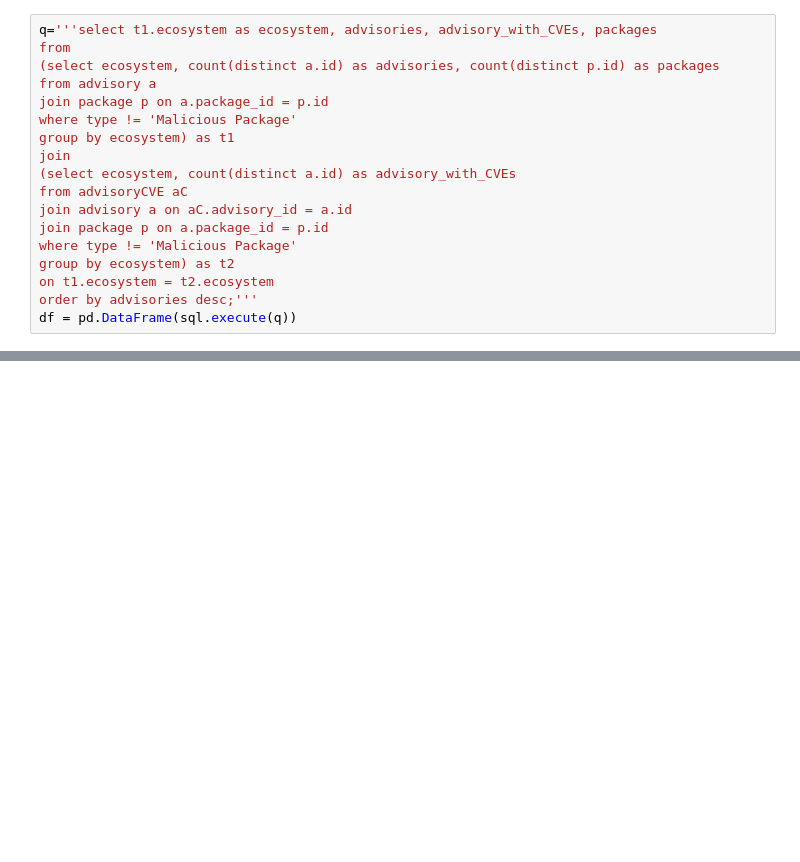
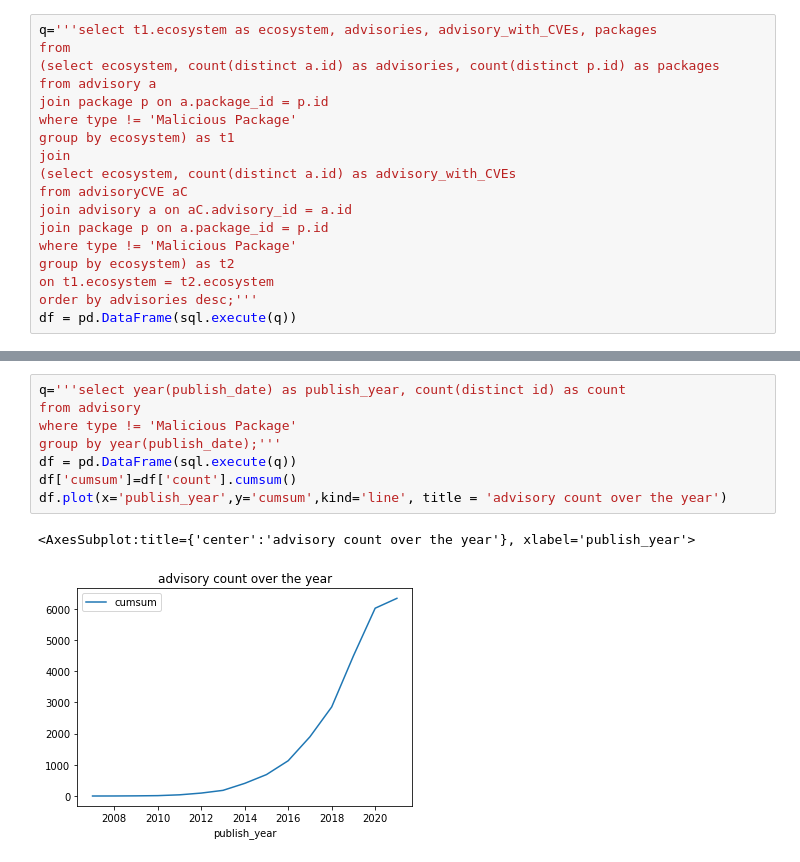
Before and after one commit to nasifimtiazohi/advisory-lifecycle, a Jupyter notebook: data_explore/exlpore.ipynb, the cells around one changed output, grey strips where cells are left out. Saved outputs shown, nothing was run; the diff lists cells and outputs as text; blank space fills up the shorter version.

```diff
--- a/data_explore/exlpore.ipynb
+++ b/data_explore/exlpore.ipynb
@@ -77,0 +121,11 @@ df
+# %%
+q='''select year(publish_date) as publish_year, count(distinct id) as count
+from advisory
+where type != 'Malicious Package'
+group by year(publish_date);'''
+df = pd.DataFrame(sql.execute(q))
+df['cumsum']=df['count'].cumsum()
+df.plot(x='publish_year',y='cumsum',kind='line', title = 'advisory count over the year')
+# %% [output]
+<AxesSubplot:title={'center':'advisory count over the year'}, xlabel='publish_year'>
+[figure, added]
```
Also changed, not shown: parts of 6 cells of this notebook, 2 other files.
